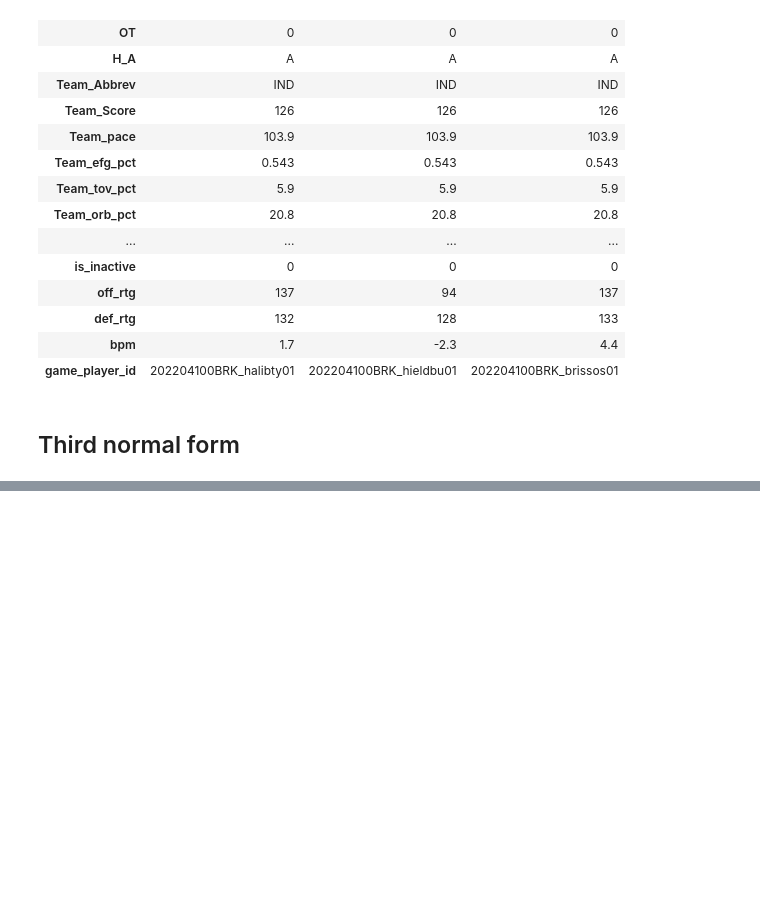
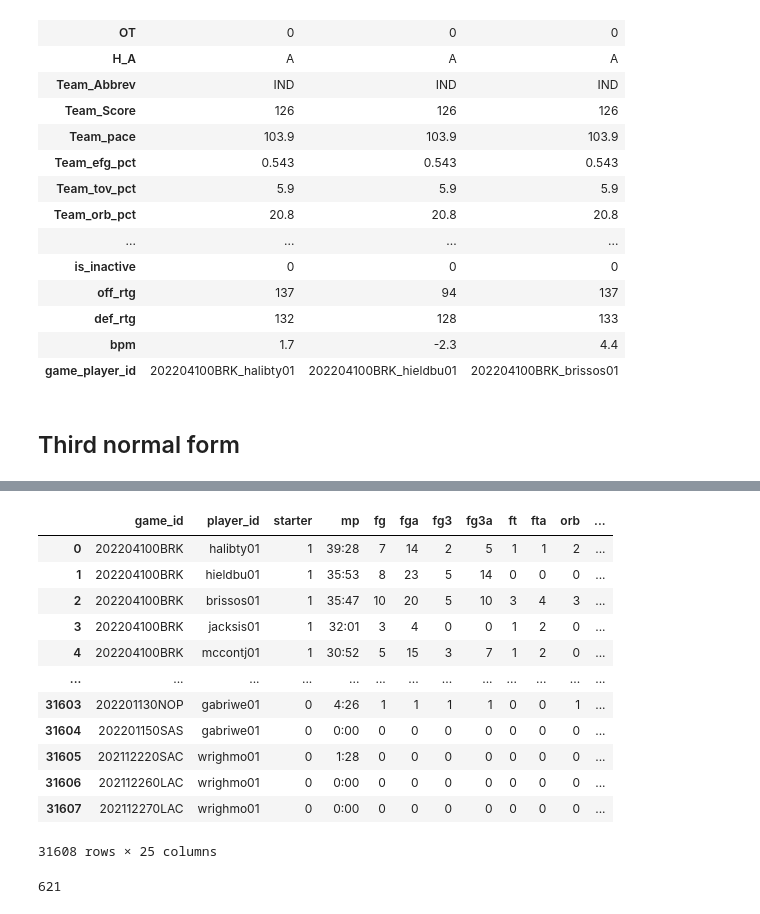
Before and after one commit to jkropko/contrans, a Jupyter notebook: examples/nba_example.ipynb, the cells around one changed output, grey strips where cells are left out. Drawn from its saved outputs; the diff is of its cells as text; code cells hidden in the pictures; blank space fills up the shorter version.

```diff
--- a/examples/nba_example.ipynb
+++ b/examples/nba_example.ipynb
@@ -124,0 +283,16 @@ Each of these will get a separate table. We'll do that on Thursday
+# %%
+nba_playergame
+# %% [output]
+|  | game_id | player_id | starter | mp | fg | fga | fg3 | fg3a | ft | fta | orb | ... |
+| 0 | 202204100BRK | halibty01 | 1 | 39:28 | 7 | 14 | 2 | 5 | 1 | 1 | 2 | ... |
+| 1 | 202204100BRK | hieldbu01 | 1 | 35:53 | 8 | 23 | 5 | 14 | 0 | 0 | 0 | ... |
+| 2 | 202204100BRK | brissos01 | 1 | 35:47 | 10 | 20 | 5 | 10 | 3 | 4 | 3 | ... |
+| 3 | 202204100BRK | jacksis01 | 1 | 32:01 | 3 | 4 | 0 | 0 | 1 | 2 | 0 | ... |
+| 4 | 202204100BRK | mccontj01 | 1 | 30:52 | 5 | 15 | 3 | 7 | 1 | 2 | 0 | ... |
+| ... | ... | ... | ... | ... | ... | ... | ... | ... | ... | ... | ... | ... |
+| 31603 | 202201130NOP | gabriwe01 | 0 | 4:26 | 1 | 1 | 1 | 1 | 0 | 0 | 1 | ... |
+| 31604 | 202201150SAS | gabriwe01 | 0 | 0:00 | 0 | 0 | 0 | 0 | 0 | 0 | 0 | ... |
+| 31605 | 202112220SAC | wrighmo01 | 0 | 1:28 | 0 | 0 | 0 | 0 | 0 | 0 | 0 | ... |
+| 31606 | 202112260LAC | wrighmo01 | 0 | 0:00 | 0 | 0 | 0 | 0 | 0 | 0 | 0 | ... |
+| 31607 | 202112270LAC | wrighmo01 | 0 | 0:00 | 0 | 0 | 0 | 0 | 0 | 0 | 0 | ... |
+31608 rows × 25 columns
@@ -124,0 +301,7 @@ Each of these will get a separate table. We'll do that on Thursday
+# %%
+nba_game.to_sql('games', nba_db, index=False, chunksize=1000, if_exists='replace')
+nba_playergame.to_sql('player_game', nba_db, index=False, chunksize=1000, if_exists='replace')
+nba_teamgame.to_sql('team_game', nba_db, index=False, chunksize=1000, if_exists='replace')
+nba_players.to_sql('players', nba_db, index=False, chunksize=1000, if_exists='replace')
+# %% [output]
+621
```
Also changed, not shown: parts of 18 cells of this notebook, 4 other files.
